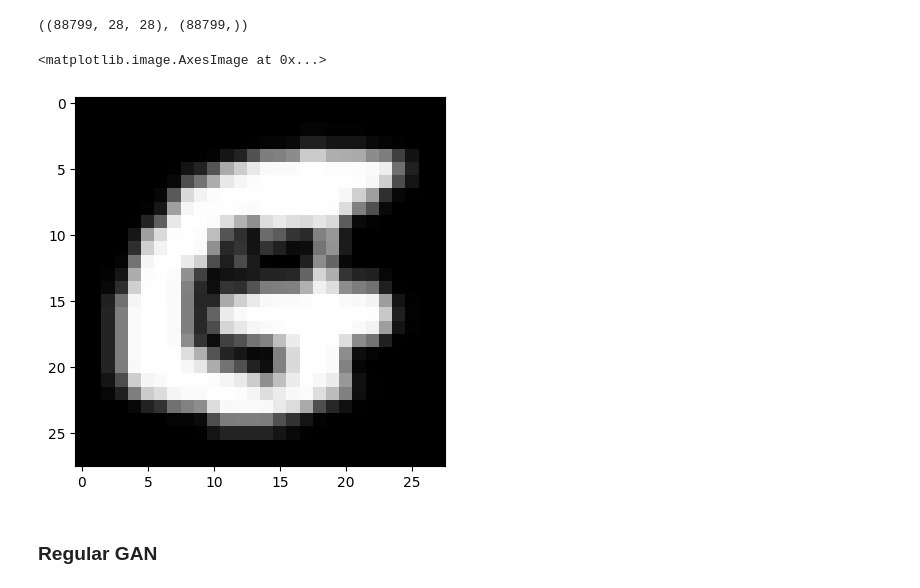
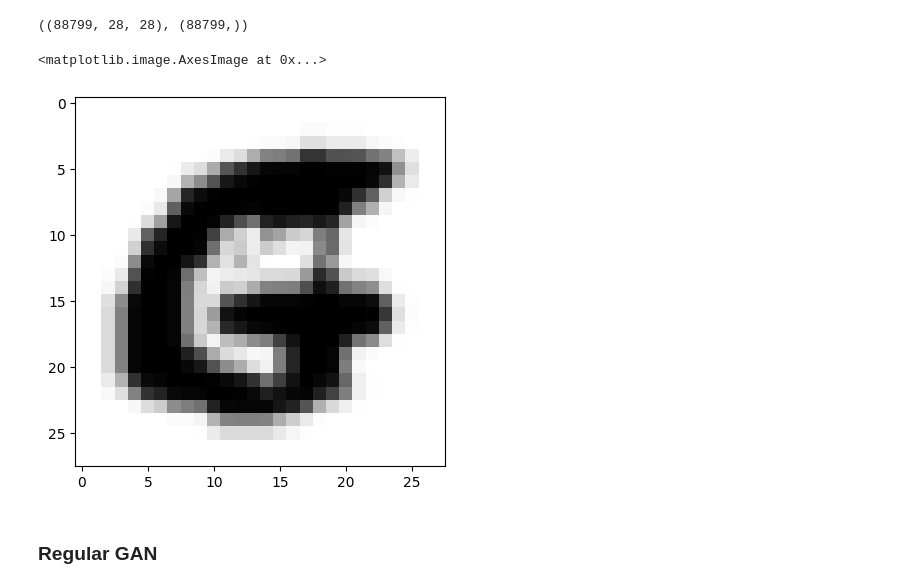
Before and after one commit to amrpom/mal_2, a Jupyter notebook: assignment_2/assignment.ipynb, the cells around one changed output. Cells and saved outputs as stored; diff of their text form; code cells hidden in the pictures.

```diff
--- a/assignment_2/assignment.ipynb
+++ b/assignment_2/assignment.ipynb
@@ -20,10 +20,10 @@ X.shape, y.shape
 # %% [output]
 ((88799, 28, 28), (88799,))
 # %%
-plt.imshow(X[0], cmap = 'gray')
+plt.imshow(X[0], cmap = 'binary')
 # %% [output]
 <matplotlib.image.AxesImage at 0x...>
-[figure, old version]
+[figure, new version]
 # %% [markdown]
 ### Regular GAN
 # %%
```
Also changed, not shown: parts of 1 cell of this notebook.
